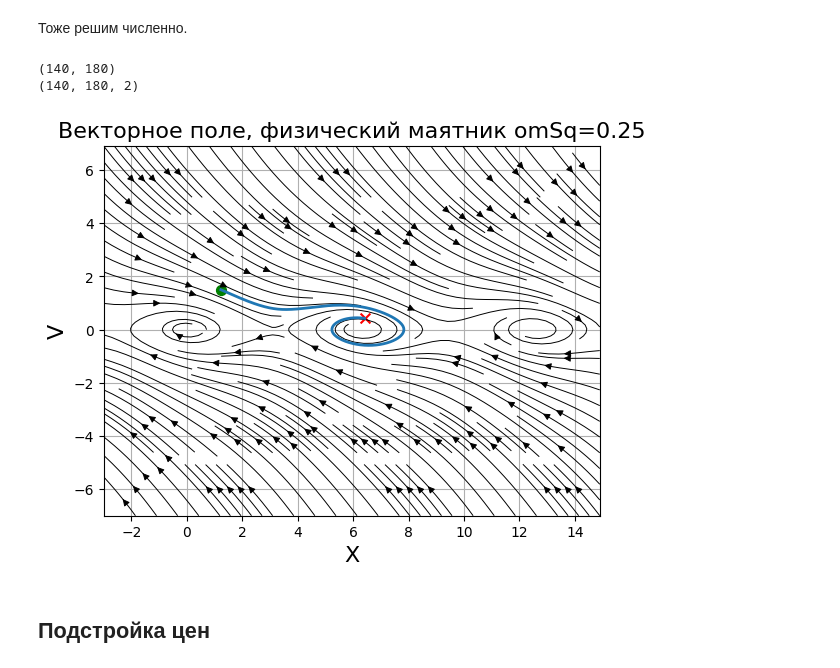
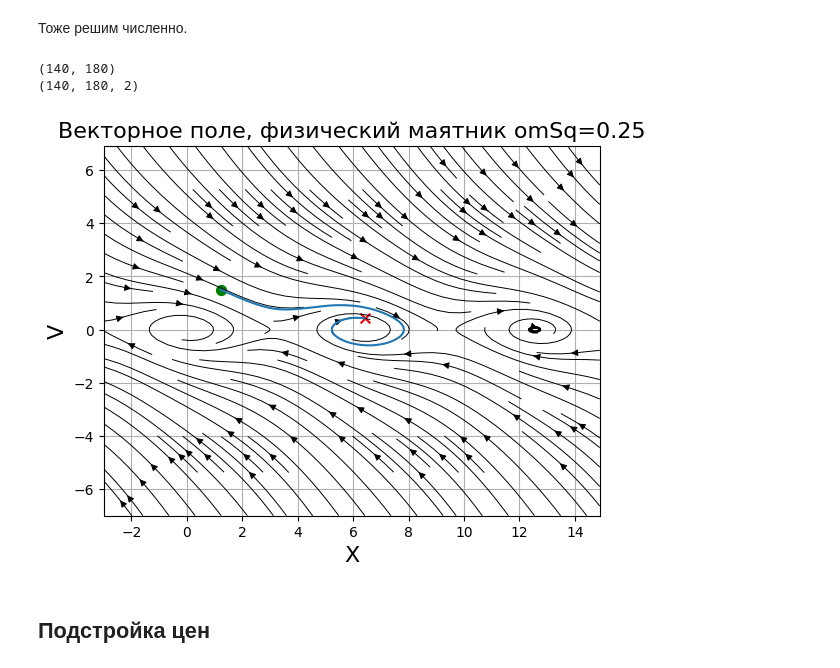
Before and after one commit to AlexeiUjegov/dynopt, a Jupyter notebook: seminars/sem6.ipynb, the cells around one changed output. Saved outputs shown, nothing was run; the diff lists cells and outputs as text; code cells hidden in the pictures.

```diff
--- a/seminars/sem6.ipynb
+++ b/seminars/sem6.ipynb
@@ -70,7 +70,7 @@ def fPendPhys(t,x):
     '''
     return np.concatenate([x[...,1:2],-omSq*np.sin(x[...,0:1])], axis=-1) # 0:1 trick to conserve the dimensionality
 # %%
-xx = np.arange(-3, 10, 0.1)
+xx = np.arange(-3, 3, 0.1)
 vv = np.arange(-3, 3, 0.1)
 #makeStreamPlot(xx,vv,fPendMath, title=f"Векторное поле, математический маятник omSq={omSq}")
 _,ax=makeStreamPlot(xx,vv,fPendPhys, title=f"Векторное поле, физический маятник omSq={omSq}",
@@ -89,7 +90,7 @@ X0_1 = np.array([1/np.sqrt(2),1])
 sol1 = scp.integrate.solve_ivp(fun=fPendPhys, y0=X0_1, t_span=np.array([0,20]), t_eval=ts)
 # %%
 def drawTraj(ax,y):
-    ax.plot(y[0,:],y[1,:],linewidth=2)
+    ax.plot(y[0,:],y[1,:])
     ax.scatter(y[0,0],y[1,0],marker="o", color="green",s=50)
     ax.scatter(y[0,-1],y[1,-1],marker="x", color="red",s=50)
 # %%
@@ -128,14 +129,14 @@ sol = scp.integrate.solve_ivp(fun=fPendPhysDrag, y0=X0, t_span=np.array([ts[0],t
 # %%
 xx = np.arange(-3, 15, 0.1)
 vv = np.arange(-7, 7, 0.1)
 #makeStreamPlot(xx,vv,fPendMath, title=f"Векторное поле, математический маятник omSq={omSq}")
 _,ax=makeStreamPlot(xx,vv,fPendPhysDrag, title=f"Векторное поле, физический маятник omSq={omSq}",
-               xlabel="X",ylabel="V", density=1.6)
+               xlabel="X",ylabel="V", density=1.3)
 drawTraj(ax,sol.y)
 # %% [output]
 (140, 180)
 (140, 180, 2)
-[figure, old version]
+[figure, new version]
 # %% [markdown]
 ## Подстройка цен
 # %%
```
Also changed, not shown: parts of 7 cells of this notebook.
